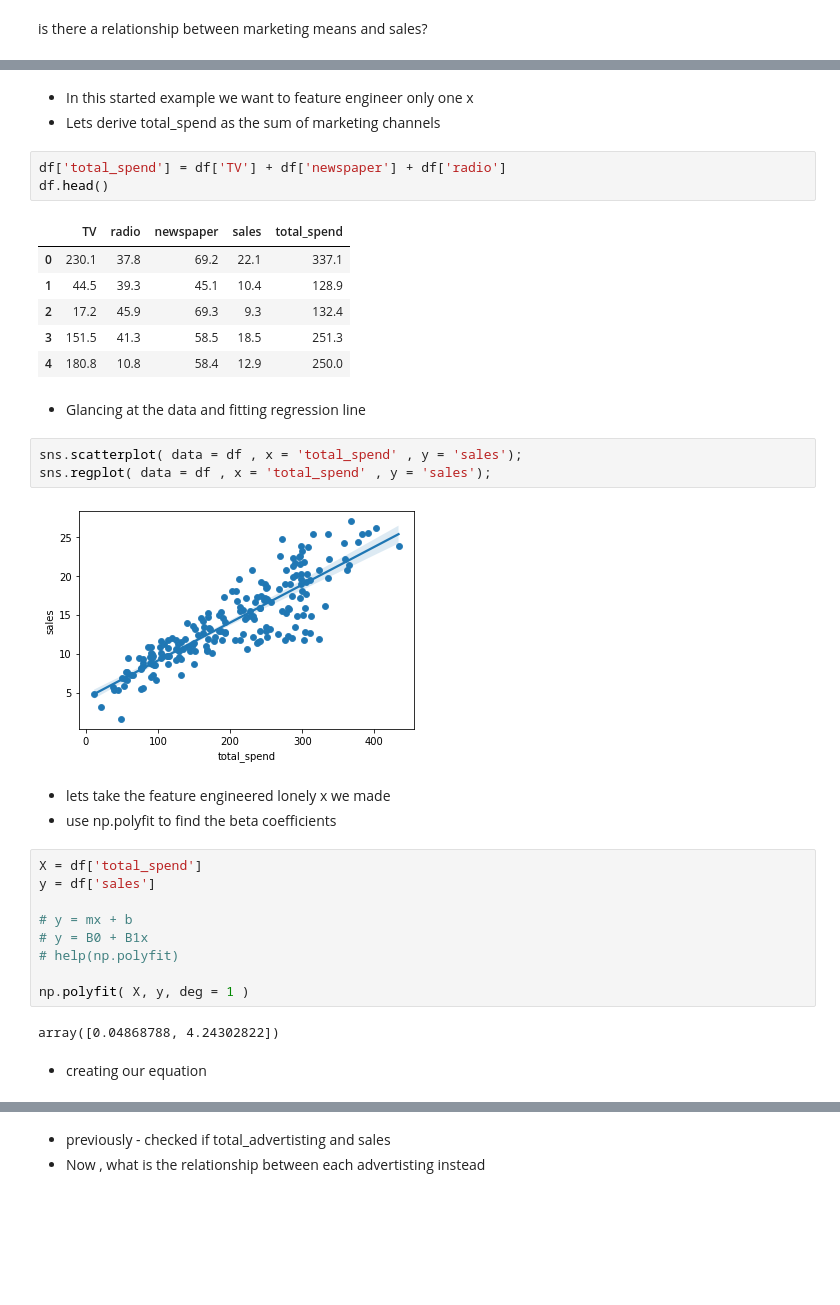
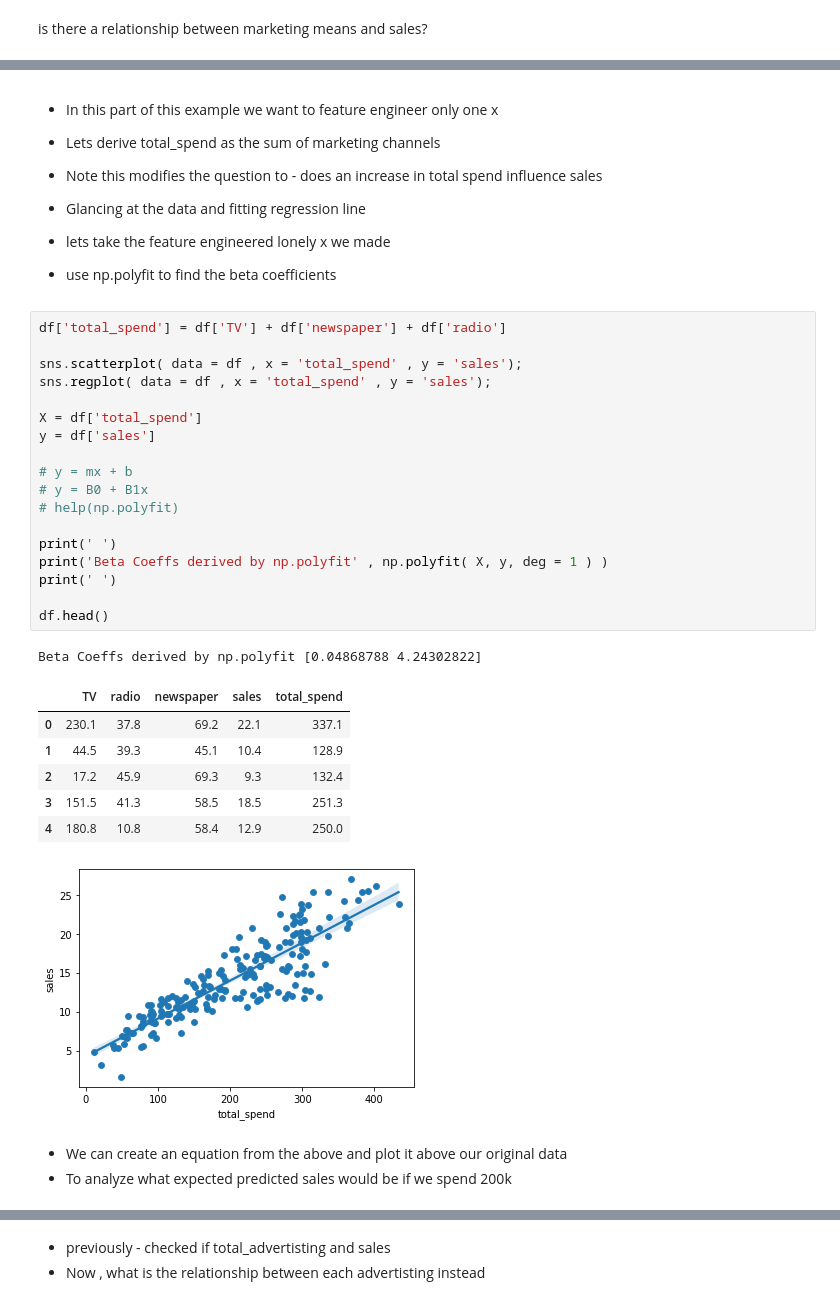
Before and after one commit to lilab001/ML-Toolkit, a Jupyter notebook: simple-linear-regression-codes.ipynb, the cells around one changed output, grey strips where cells are left out. Saved outputs shown, nothing was run; the diff lists cells and outputs as text; blank space fills up the shorter version.

Commit message:
Kaggle Notebook | Simple Linear Regression Codes | Version 8

```diff
--- a/simple-linear-regression-codes.ipynb
+++ b/simple-linear-regression-codes.ipynb
@@ -25,39 +24,42 @@ df.head()
 # %% [markdown]
-* In this started example we want to feature engineer only one x
+* In this part of this example we want to feature engineer only one x
 * Lets derive total_spend as the sum of marketing channels
+* Note this modifies the question to - does an increase in total spend influence sales
+
+
+* Glancing at the data and fitting regression line
+* lets take the feature engineered lonely x we made
+* use np.polyfit to find the beta coefficients
-# %%
-df['total_spend'] = df['TV'] + df['newspaper'] + df['radio']
-df.head()
-# %% [output]
-|  | TV | radio | newspaper | sales | total_spend |
-| 0 | 230.1 | 37.8 | 69.2 | 22.1 | 337.1 |
-| 1 | 44.5 | 39.3 | 45.1 | 10.4 | 128.9 |
-| 2 | 17.2 | 45.9 | 69.3 | 9.3 | 132.4 |
-| 3 | 151.5 | 41.3 | 58.5 | 18.5 | 251.3 |
-| 4 | 180.8 | 10.8 | 58.4 | 12.9 | 250.0 |
-# %% [markdown]
-* Glancing at the data and fitting regression line
-# %%
-sns.scatterplot( data = df , x = 'total_spend' , y = 'sales');
-sns.regplot( data = df , x = 'total_spend' , y = 'sales');
-# %% [output]
-[figure, removed]
-# %% [markdown]
-* lets take the feature engineered lonely x we made
-* use np.polyfit to find the beta coefficients
 # %%
+df['total_spend'] = df['TV'] + df['newspaper'] + df['radio']
+
+sns.scatterplot( data = df , x = 'total_spend' , y = 'sales');
+sns.regplot( data = df , x = 'total_spend' , y = 'sales');
+
 X = df['total_spend']
 y = df['sales']
 
 # y = mx + b
 # y = B0 + B1x
 # help(np.polyfit)
 
-np.polyfit( X, y, deg = 1 )
+print(' ')
+print('Beta Coeffs derived by np.polyfit' , np.polyfit( X, y, deg = 1 ) )
+print(' ')
+
+df.head()
 # %% [output]
-array([0.04868788, 4.24302822])
+Beta Coeffs derived by np.polyfit [0.04868788 4.24302822]
+|  | TV | radio | newspaper | sales | total_spend |
+| 0 | 230.1 | 37.8 | 69.2 | 22.1 | 337.1 |
+| 1 | 44.5 | 39.3 | 45.1 | 10.4 | 128.9 |
+| 2 | 17.2 | 45.9 | 69.3 | 9.3 | 132.4 |
+| 3 | 151.5 | 41.3 | 58.5 | 18.5 | 251.3 |
+| 4 | 180.8 | 10.8 | 58.4 | 12.9 | 250.0 |
+[figure, added]
-# %% [markdown]
-* creating our equation
+# %% [markdown]
+* We can create an equation from the above and plot it above our original data
+* To analyze what expected predicted sales would be if we spend 200k
 # %%
 potential_spend = np.linspace(0 , 500 , 100 )
 predicted_sales = 4.24302822 + 0.04868788*potential_spend
```
Also changed, not shown: parts of 21 cells of this notebook.
